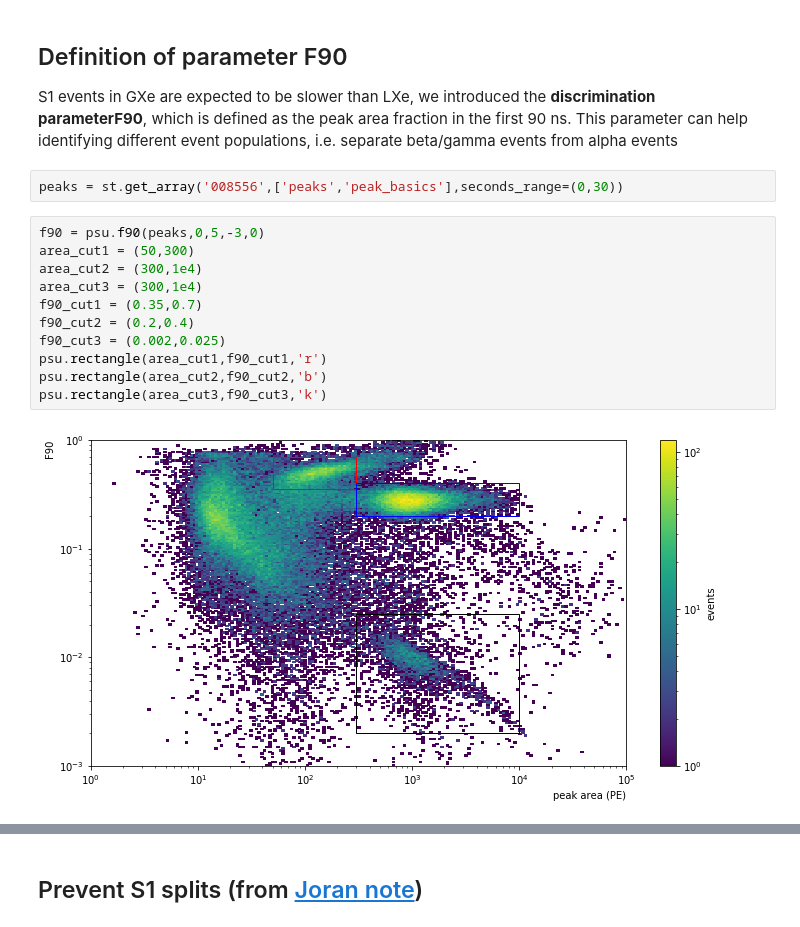
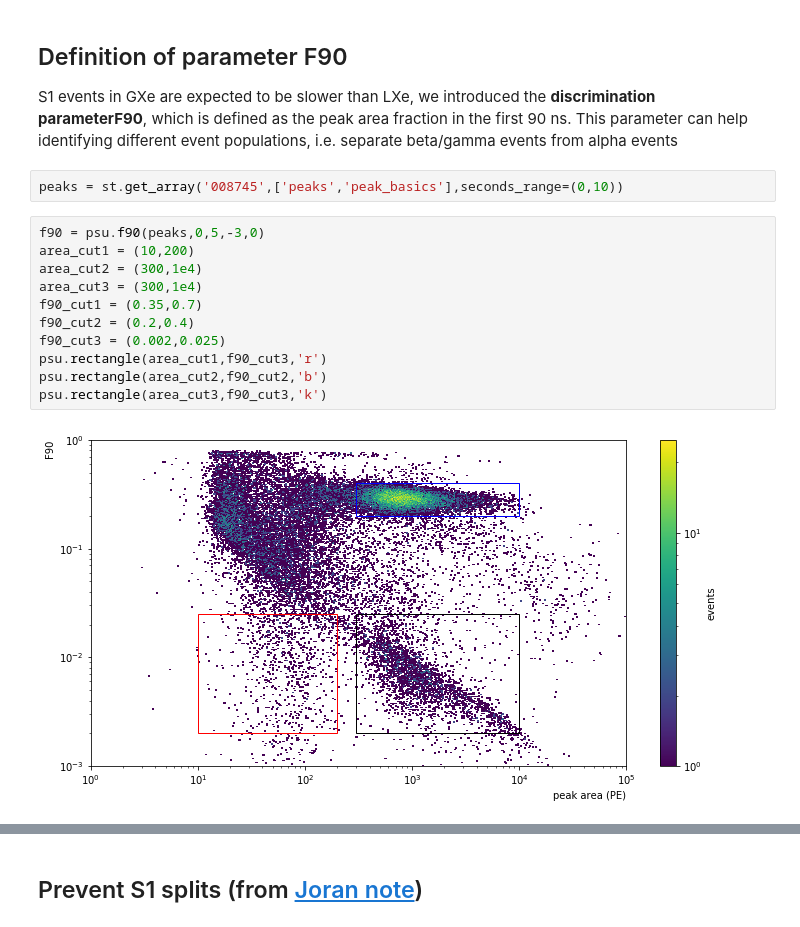
Before and after one commit to valerioda/xenon-note, a Jupyter notebook: fast_response_analysis/peaks_identification.ipynb, the cells around one changed output, grey strips where cells are left out. Drawn from its saved outputs; the diff is of its cells as text.

```diff
--- a/fast_response_analysis/peaks_identification.ipynb
+++ b/fast_response_analysis/peaks_identification.ipynb
@@ -127,17 +132,17 @@ Text(7, 300, 'single electrons')
 
 S1 events in GXe are expected to be slower than LXe, we introduced the **discrimination parameterF90**, which is defined as the  peak area fraction in the first 90 ns. This parameter can help identifying different event populations, i.e. separate beta/gamma events from alpha events
 # %%
-peaks = st.get_array('008556',['peaks','peak_basics'],seconds_range=(0,30))
+peaks = st.get_array('008745',['peaks','peak_basics'],seconds_range=(0,10))
 # %%
 f90 = psu.f90(peaks,0,5,-3,0)
-area_cut1 = (50,300)
+area_cut1 = (10,200)
 area_cut2 = (300,1e4)
 area_cut3 = (300,1e4)
 f90_cut1 = (0.35,0.7)
 f90_cut2 = (0.2,0.4)
 f90_cut3 = (0.002,0.025)
-psu.rectangle(area_cut1,f90_cut1,'r')
+psu.rectangle(area_cut1,f90_cut3,'r')
 psu.rectangle(area_cut2,f90_cut2,'b')
 psu.rectangle(area_cut3,f90_cut3,'k')
 # %% [output]
-[figure, old version]
+[figure, new version]
```
Also changed, not shown: parts of 23 cells of this notebook, 2 other files.
